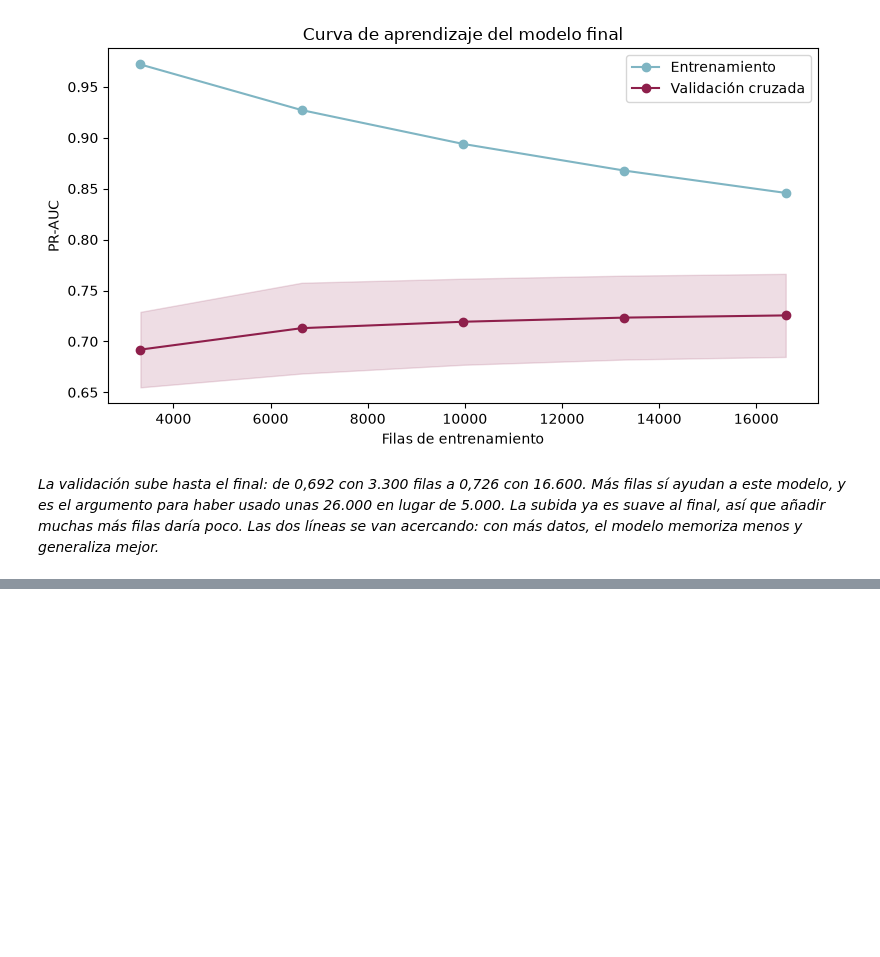
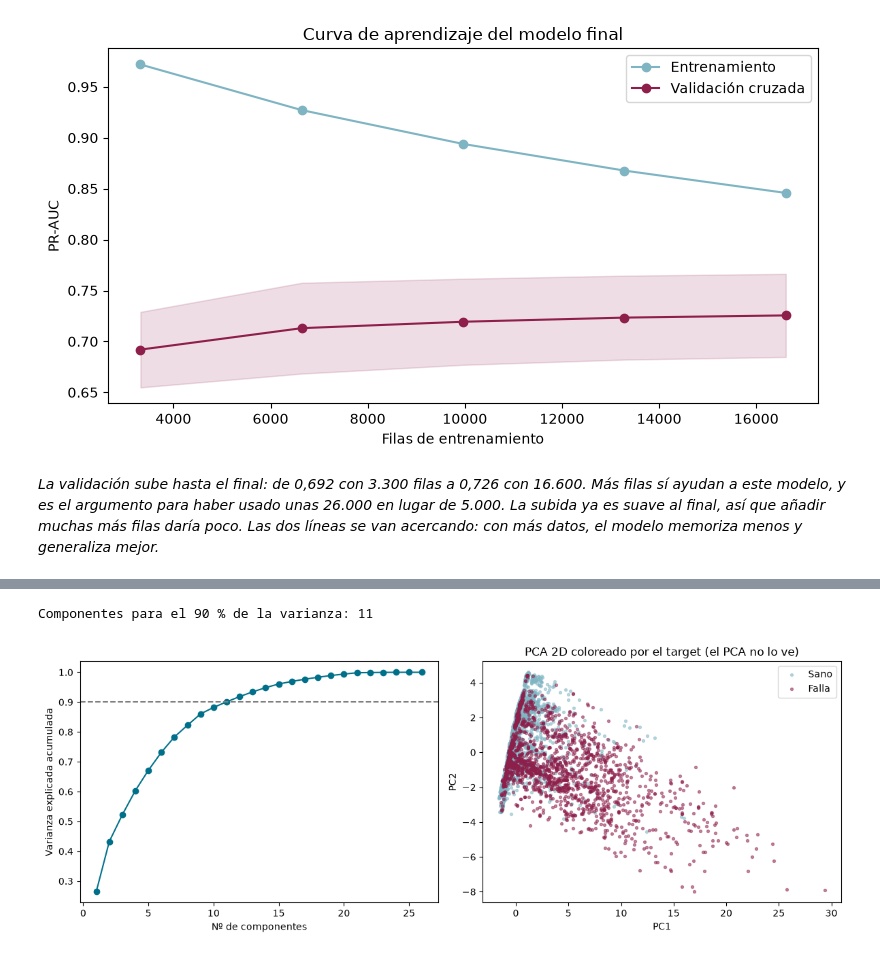
Before and after one commit to Sheilalbgar/uptime-guard, a Jupyter notebook: notebooks/03_Entrenamiento_Evaluacion.ipynb, the cells around one changed output, grey strips where cells are left out. Saved outputs shown, nothing was run; the diff lists cells and outputs as text; code cells hidden in the pictures; blank space fills up the shorter version.

```diff
--- a/notebooks/03_Entrenamiento_Evaluacion.ipynb
+++ b/notebooks/03_Entrenamiento_Evaluacion.ipynb
@@ -401,0 +406,24 @@ pd.DataFrame({"filas": tamanos, "pr_auc_validacion": val_sc.mean(axis = 1).round
+# %%
+prepro_pca = crear_preprocesado(reducido, escalar = True).fit(X_train)
+X_train_esc = prepro_pca.transform(X_train)
+pca = PCA(random_state = 42).fit(X_train_esc)
+acumulada = np.cumsum(pca.explained_variance_ratio_)
+print("Componentes para el 90 % de la varianza:", np.argmax(acumulada >= 0.9) + 1)
+
+X_2d = PCA(n_components = 2, random_state = 42).fit_transform(X_train_esc)
+fig, ejes = plt.subplots(1, 2, figsize = (12, 4.5))
+ejes[0].plot(range(1, len(acumulada) + 1), acumulada, marker = "o", color = "#00708A")
+ejes[0].axhline(0.9, color = "grey", linestyle = "--")
+ejes[0].set_xlabel("Nº de componentes")
+ejes[0].set_ylabel("Varianza explicada acumulada")
+for clase in [0, 1]:
+    ejes[1].scatter(X_2d[y_train == clase, 0], X_2d[y_train == clase, 1], s = 8, alpha = 0.5,
+                    color = ["#7FB5C3", "#8E1F4B"][clase], label = ["Sano", "Falla"][clase])
+ejes[1].set_xlabel("PC1")
+ejes[1].set_ylabel("PC2")
+ejes[1].legend()
+ejes[1].set_title("PCA 2D coloreado por el target (el PCA no lo ve)")
+plt.tight_layout()
+# %% [output]
+Componentes para el 90 % de la varianza: 11
+[figure, added]
```
Also changed, not shown: parts of 35 cells of this notebook, 4 other files.
